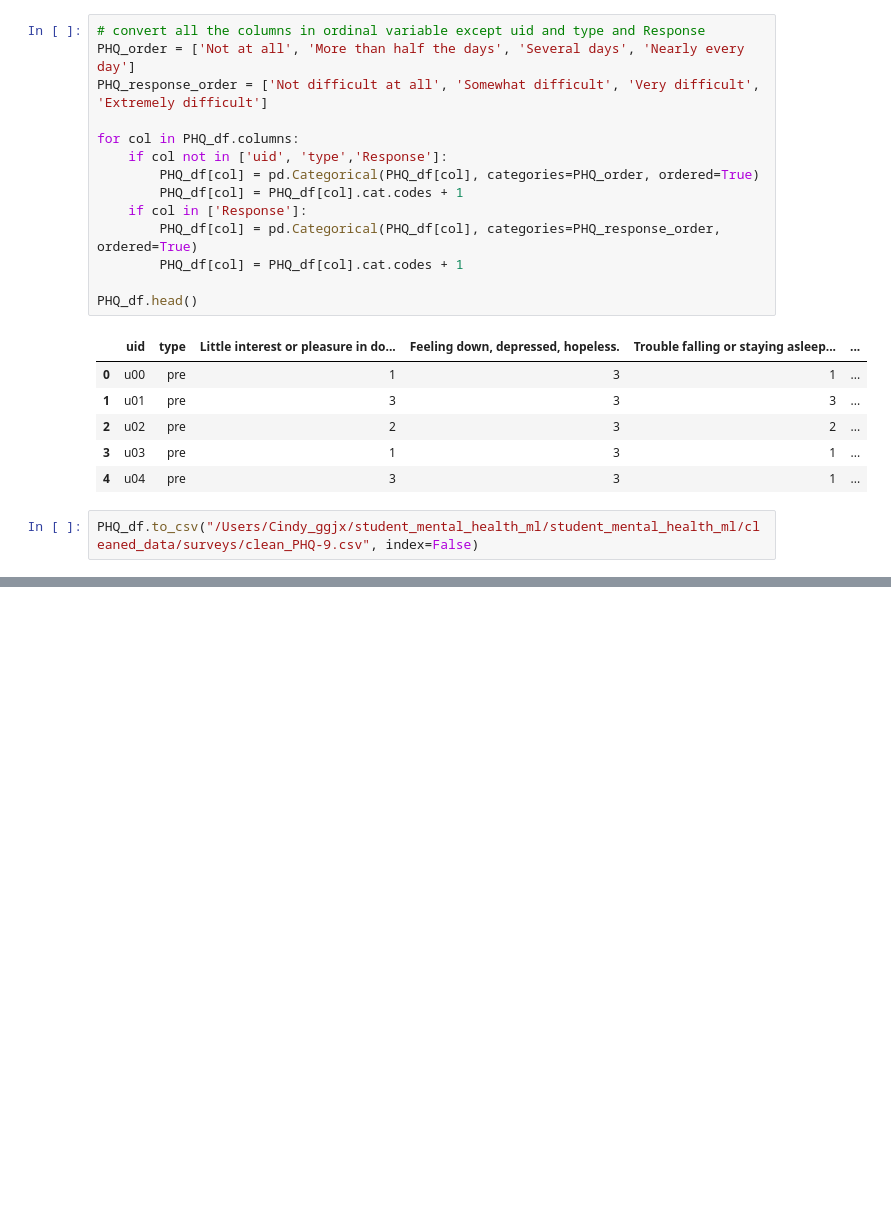
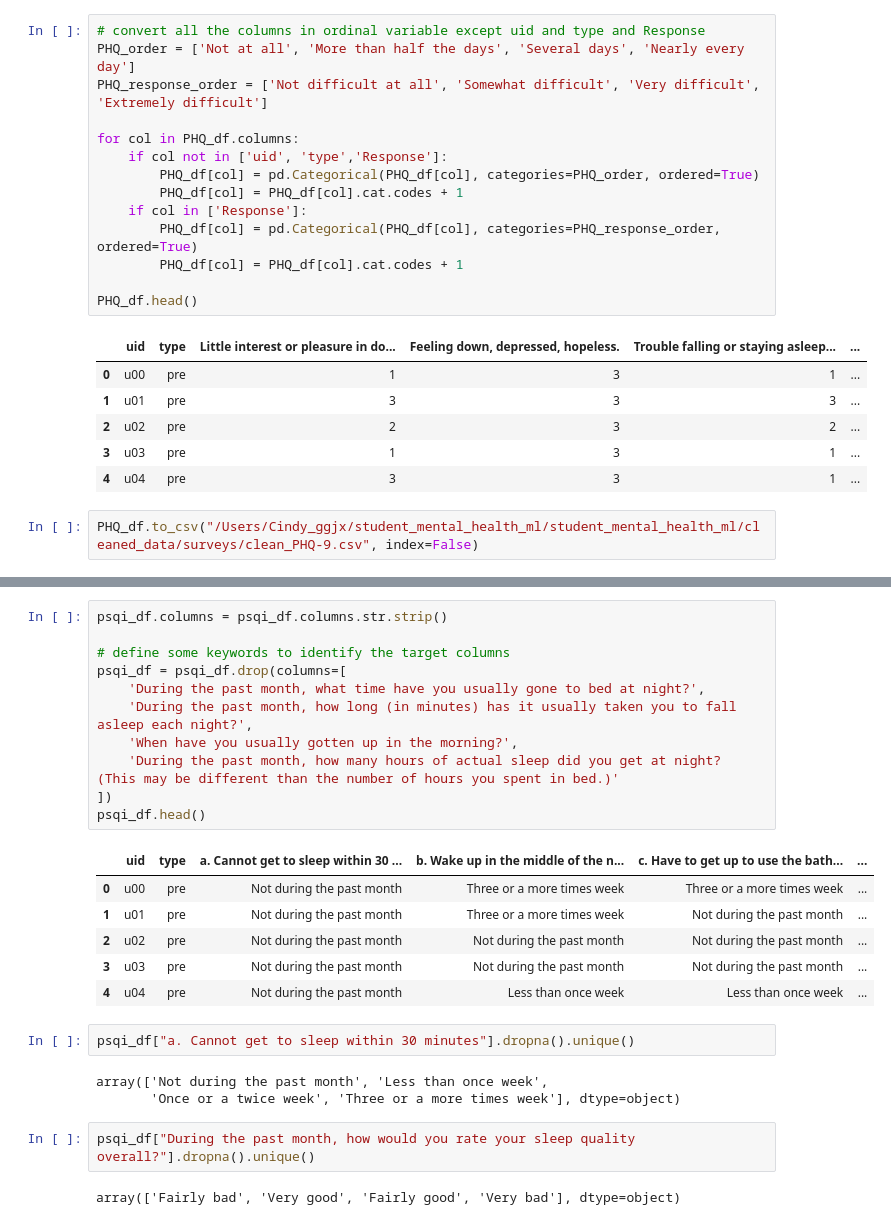
Before and after one commit to fanxu30/student_mental_health_ml, a Jupyter notebook: raw_data/surveys/surveys_clean.ipynb, the cells around one changed output, grey strips where cells are left out. Drawn from its saved outputs; the diff is of its cells as text; blank space fills up the shorter version.

```diff
--- a/raw_data/surveys/surveys_clean.ipynb
+++ b/raw_data/surveys/surveys_clean.ipynb
@@ -172,0 +253,27 @@ vr_12_df.head()
+# %%
+psqi_df.columns = psqi_df.columns.str.strip()
+
+# define some keywords to identify the target columns
+psqi_df = psqi_df.drop(columns=[
+    'During the past month, what time have you usually gone to bed at night?',
+    'During the past month, how long (in minutes) has it usually taken you to fall asleep each night?',
+    'When have you usually gotten up in the morning?',
+    'During the past month, how many hours of actual sleep did you get at night? (This may be different than the number of hours you spent in bed.)'
+])
+psqi_df.head()
+# %% [output]
+|  | uid | type | a. Cannot get to sleep within 30 ... | b. Wake up in the middle of the n... | c. Have to get up to use the bath... | ... |
+| 0 | u00 | pre | Not during the past month | Three or a more times week | Three or a more times week | ... |
+| 1 | u01 | pre | Not during the past month | Three or a more times week | Not during the past month | ... |
+| 2 | u02 | pre | Not during the past month | Not during the past month | Not during the past month | ... |
+| 3 | u03 | pre | Not during the past month | Not during the past month | Not during the past month | ... |
+| 4 | u04 | pre | Not during the past month | Less than once week | Less than once week | ... |
+# %%
+psqi_df["a. Cannot get to sleep within 30 minutes"].dropna().unique()
+# %% [output]
+array(['Not during the past month', 'Less than once week',
+       'Once or a twice week', 'Three or a more times week'], dtype=object)
+# %%
+psqi_df["During the past month, how would you rate your sleep quality overall?"].dropna().unique()
+# %% [output]
+array(['Fairly bad', 'Very good', 'Fairly good', 'Very bad'], dtype=object)
```
Also changed, not shown: parts of 11 cells of this notebook, 2 other files.
